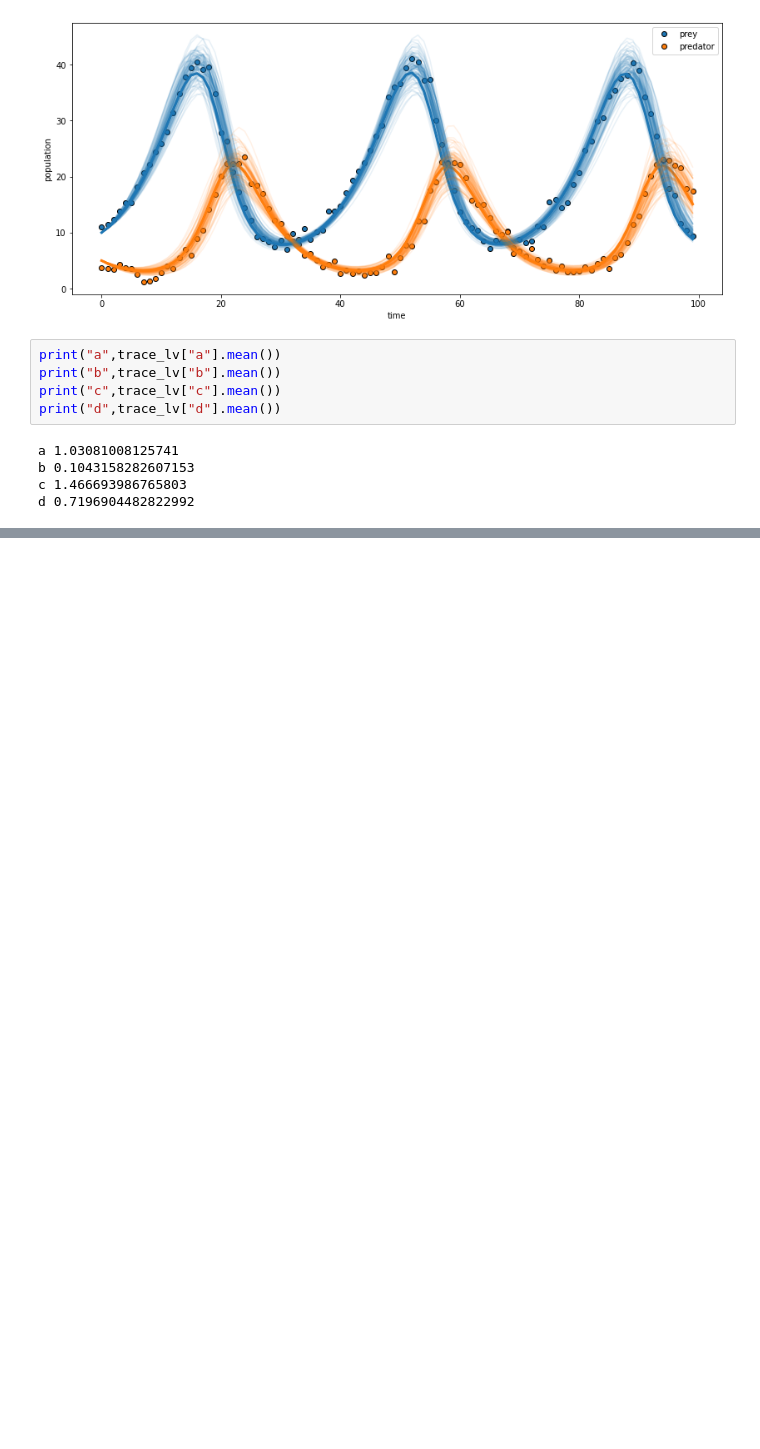
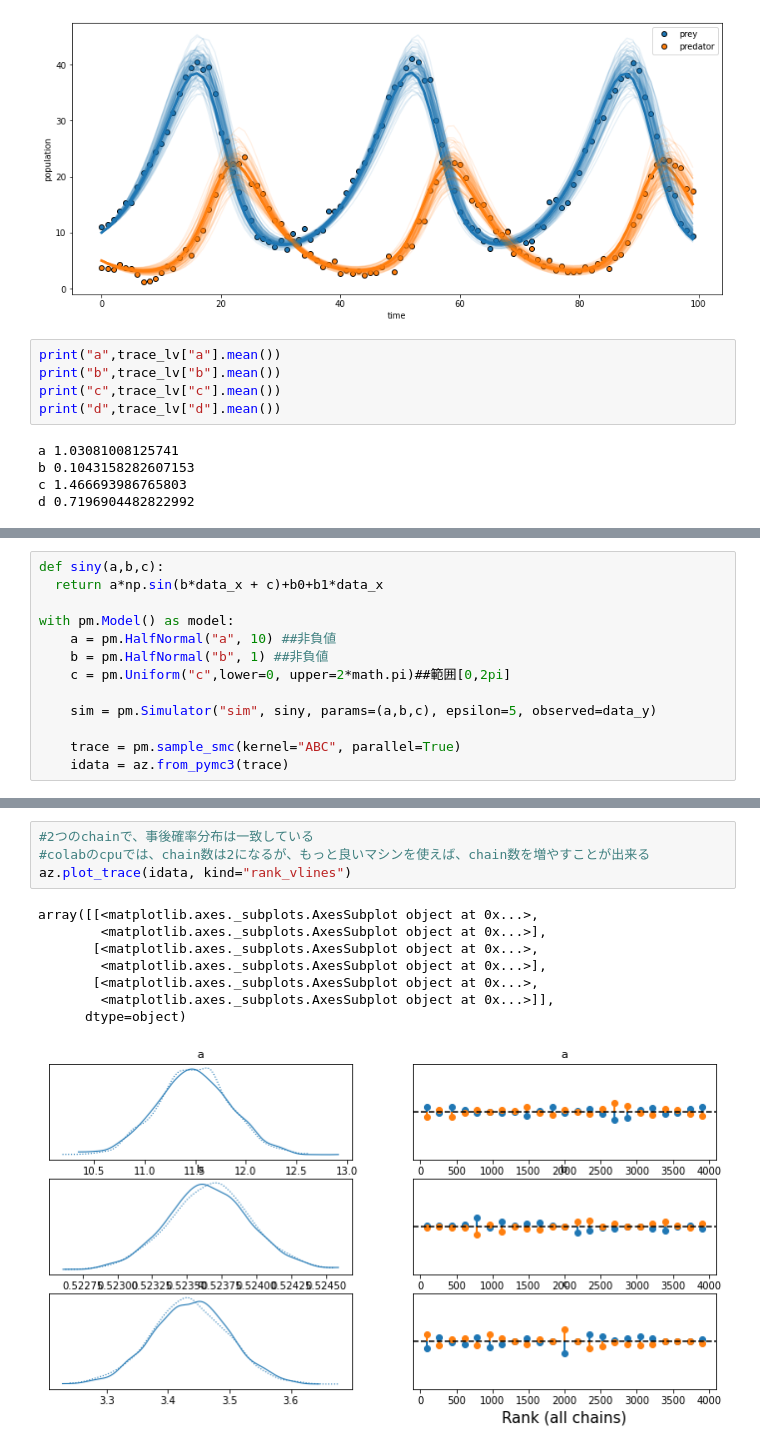
Before and after one commit to yasuhiroinoue/AppMathSci, a Jupyter notebook: 応用数理(2021_12_13).ipynb, the cells around one changed output, grey strips where cells are left out. Cells and saved outputs as stored; diff of their text form; blank space fills up the shorter version.

```diff
--- a/応用数理(2021_12_13).ipynb
+++ b/応用数理(2021_12_13).ipynb
@@ -131,0 +226,13 @@ d 0.7196904482822992
+# %%
+def siny(a,b,c):
+  return a*np.sin(b*data_x + c)+b0+b1*data_x
+
+with pm.Model() as model:
+    a = pm.HalfNormal("a", 10) ##非負値
+    b = pm.HalfNormal("b", 1) ##非負値
+    c = pm.Uniform("c",lower=0, upper=2*math.pi)##範囲[0,2pi]
+
+    sim = pm.Simulator("sim", siny, params=(a,b,c), epsilon=5, observed=data_y)
+
+    trace = pm.sample_smc(kernel="ABC", parallel=True)
+    idata = az.from_pymc3(trace)
@@ -131,0 +251,13 @@ d 0.7196904482822992
+# %%
+#2つのchainで、事後確率分布は一致している
+#colabのcpuでは、chain数は2になるが、もっと良いマシンを使えば、chain数を増やすことが出来る
+az.plot_trace(idata, kind="rank_vlines")
+# %% [output]
+array([[<matplotlib.axes._subplots.AxesSubplot object at 0x...>,
+        <matplotlib.axes._subplots.AxesSubplot object at 0x...>],
+       [<matplotlib.axes._subplots.AxesSubplot object at 0x...>,
+        <matplotlib.axes._subplots.AxesSubplot object at 0x...>],
+       [<matplotlib.axes._subplots.AxesSubplot object at 0x...>,
+        <matplotlib.axes._subplots.AxesSubplot object at 0x...>]],
+      dtype=object)
+[figure, added]
```
Also changed, not shown: parts of 15 cells of this notebook.
